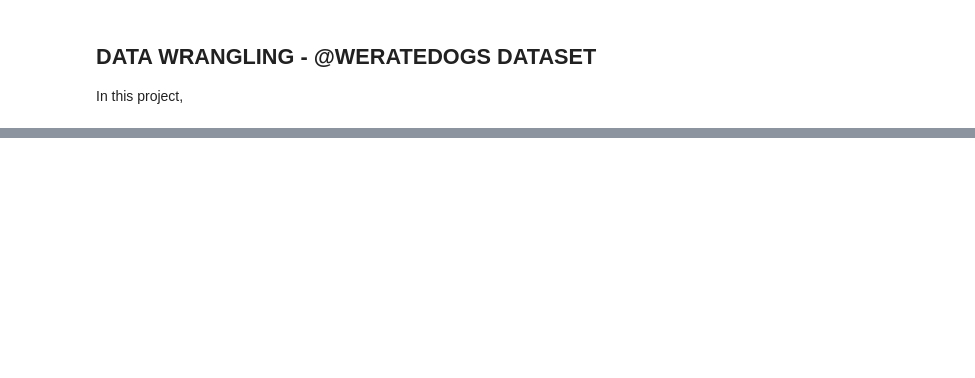
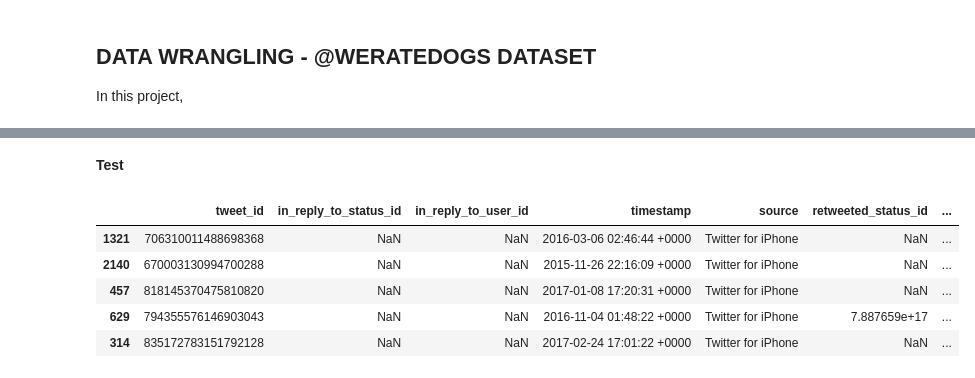
Before and after one commit to sharifbubuka/alx_udacity_course___data_wrangling_a_weRateDogs_dataset, a Jupyter notebook: wrangle_act.ipynb, the cells around one changed output, grey strips where cells are left out. Drawn from its saved outputs; the diff is of its cells as text; code cells hidden in the pictures; blank space fills up the shorter version.

```diff
--- a/wrangle_act.ipynb
+++ b/wrangle_act.ipynb
@@ -78,0 +255,29 @@ tweets_meta_df = pd.DataFrame(df_data)
+# %%
+tweet_text_list = []
+tweet_url_list = []
+
+for index, row in clean_tweets.iterrows():
+    try:
+        if ('https://' in clean_tweets.loc[index, 'text']):
+            tweet_text_list.append(clean_tweets.loc[index, 'text'].split('https://')[0])
+            tweet_url_list.append('https://' + clean_tweets.loc[index, 'text'].split('https://')[1])
+        else:
+            tweet_text_list.append('')
+            tweet_url_list.append('')
+    except:
+        pass
+
+clean_tweets['tweet_text'] = tweet_text_list
+clean_tweets['tweet_url'] = tweet_url_list
+clean_tweets = clean_tweets.drop('text', axis=1)
+# %% [markdown]
+<b>Test</b>
+# %%
+clean_tweets.sample(5)
+# %% [output]
+|  | tweet_id | in_reply_to_status_id | in_reply_to_user_id | timestamp | source | retweeted_status_id | ... |
+| 1321 | 706310011488698368 | NaN | NaN | 2016-03-06 02:46:44 +0000 | Twitter for iPhone | NaN | ... |
+| 2140 | 670003130994700288 | NaN | NaN | 2015-11-26 22:16:09 +0000 | Twitter for iPhone | NaN | ... |
+| 457 | 818145370475810820 | NaN | NaN | 2017-01-08 17:20:31 +0000 | Twitter for iPhone | NaN | ... |
+| 629 | 794355576146903043 | NaN | NaN | 2016-11-04 01:48:22 +0000 | Twitter for iPhone | 7.887659e+17 | ... |
+| 314 | 835172783151792128 | NaN | NaN | 2017-02-24 17:01:22 +0000 | Twitter for iPhone | NaN | ... |
```
Also changed, not shown: parts of 41 cells of this notebook, 3 other files.
